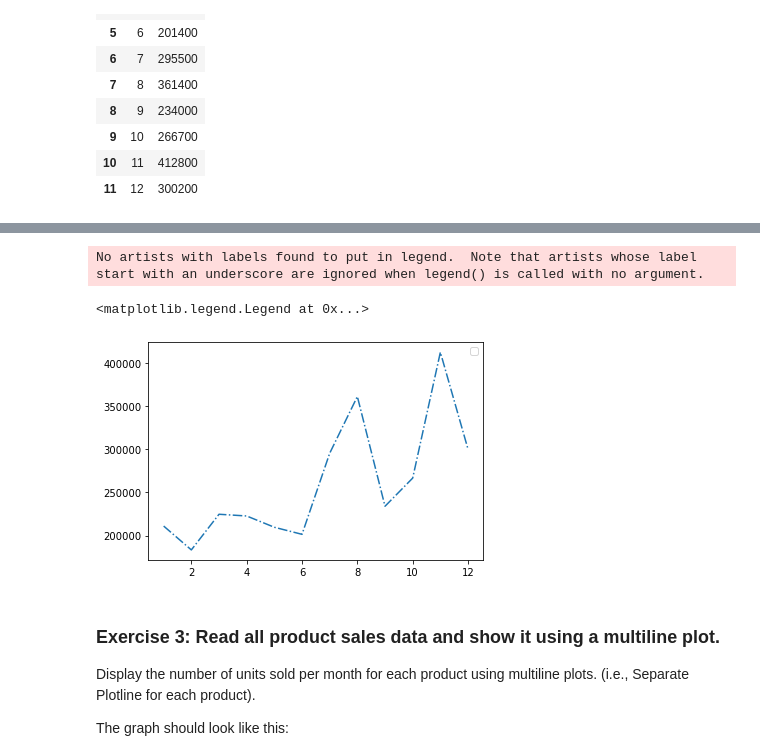
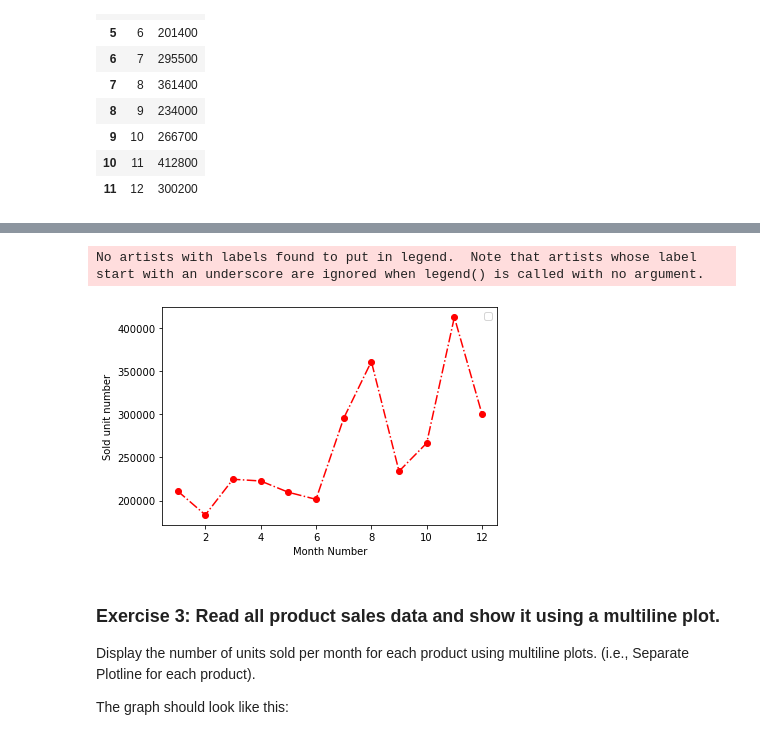
Before and after one commit to BusayoAfolabi12/AI-JAN-2022-EXERCISES, a Jupyter notebook: 08. Matplotlib1/Matplotlib_exercises.ipynb, the cells around one changed output, grey strips where cells are left out. Cells and saved outputs as stored; diff of their text form; code cells hidden in the pictures.

```diff
--- a/08. Matplotlib1/Matplotlib_exercises.ipynb
+++ b/08. Matplotlib1/Matplotlib_exercises.ipynb
@@ -89,12 +89,14 @@ The line plot graph should look like this:
 # %%
 # Write your code here
 
-plt.plot(df1['X'], df1['Y'], linestyle='-.')
+plt.plot(df1['X'], df1['Y'], linestyle='-.', marker = 'o', color = 'r')
+plt.xlabel('Month Number')
+plt.ylabel('Sold unit number')
 plt.legend()
+plt.show()
 # %% [output]
 No artists with labels found to put in legend.  Note that artists whose label start with an underscore are ignored when legend() is called with no argument.
-<matplotlib.legend.Legend at 0x...>
-[figure, old version]
+[figure, new version]
 # %% [markdown]
 ### Exercise 3: Read all product sales data and show it using a multiline plot.
 Display the number of units sold per month for each product using multiline plots. (i.e., Separate Plotline for each product).
```
Also changed, not shown: parts of 11 cells of this notebook.
